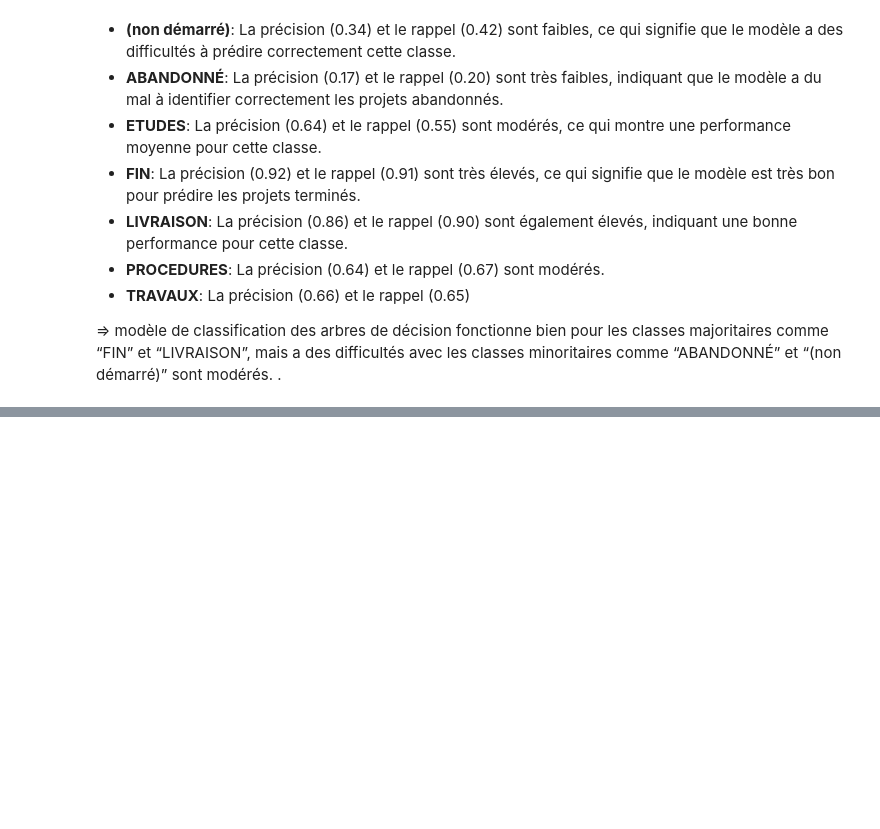
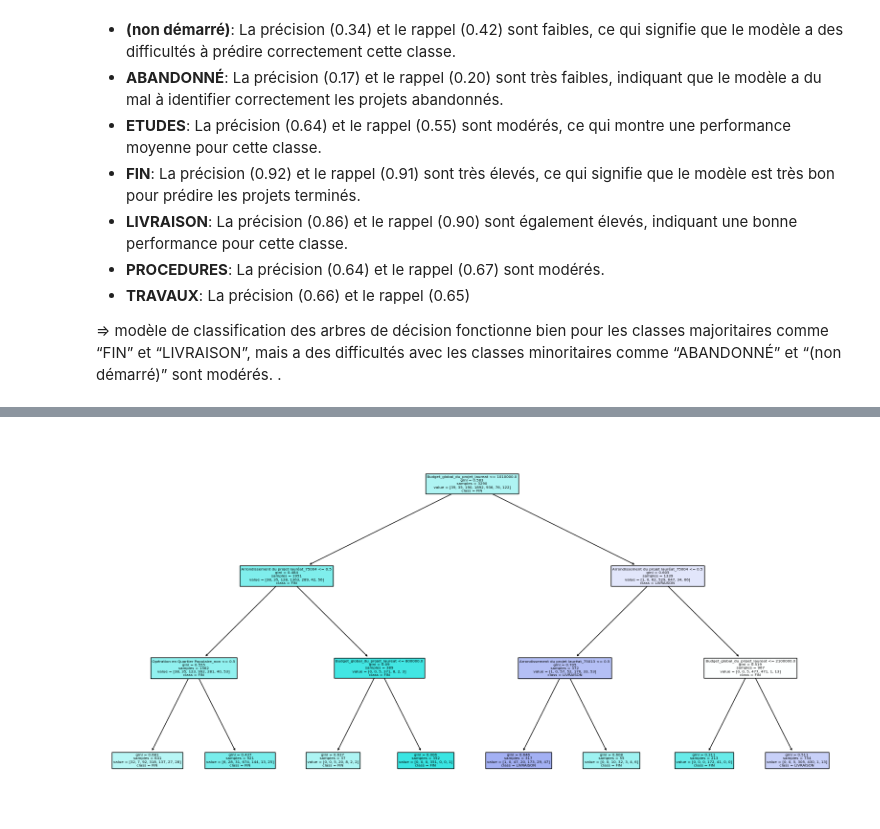
Before and after one commit to MaryemBelhaj24/Analyse_Budget_Dette_Paris, a Jupyter notebook: Budget_participatif_et_les_projet_de_l'aureat.ipynb, the cells around one changed output, grey strips where cells are left out. Saved outputs shown, nothing was run; the diff lists cells and outputs as text; code cells hidden in the pictures; blank space fills up the shorter version.

```diff
--- a/Budget_participatif_et_les_projet_de_l'aureat.ipynb
+++ b/Budget_participatif_et_les_projet_de_l'aureat.ipynb
@@ -825 +906,12 @@ plt.show()
+# %%
+# Create a decision tree with pruning parameters
+clf = DecisionTreeClassifier(max_depth=3, min_samples_split=20, min_samples_leaf=20, ccp_alpha=0.001)
+clf.fit(X_train, y_train)
+
+# Visualize the pruned tree
+plt.figure(figsize=(20, 10))
+plot_tree(clf, feature_names=X.columns, class_names=clf.classes_, filled=True)
+plt.show()
+# %% [output]
+[figure, added]
 # %%
```
Also changed, not shown: parts of 18 cells of this notebook.
